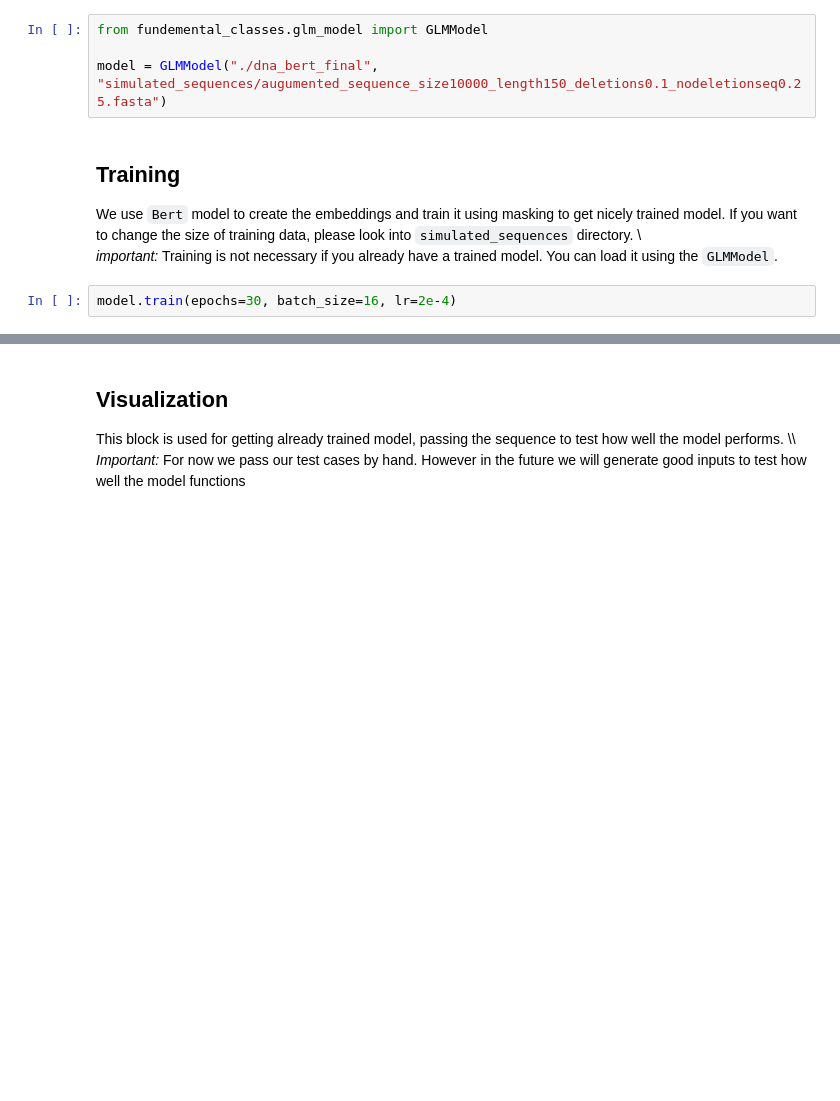
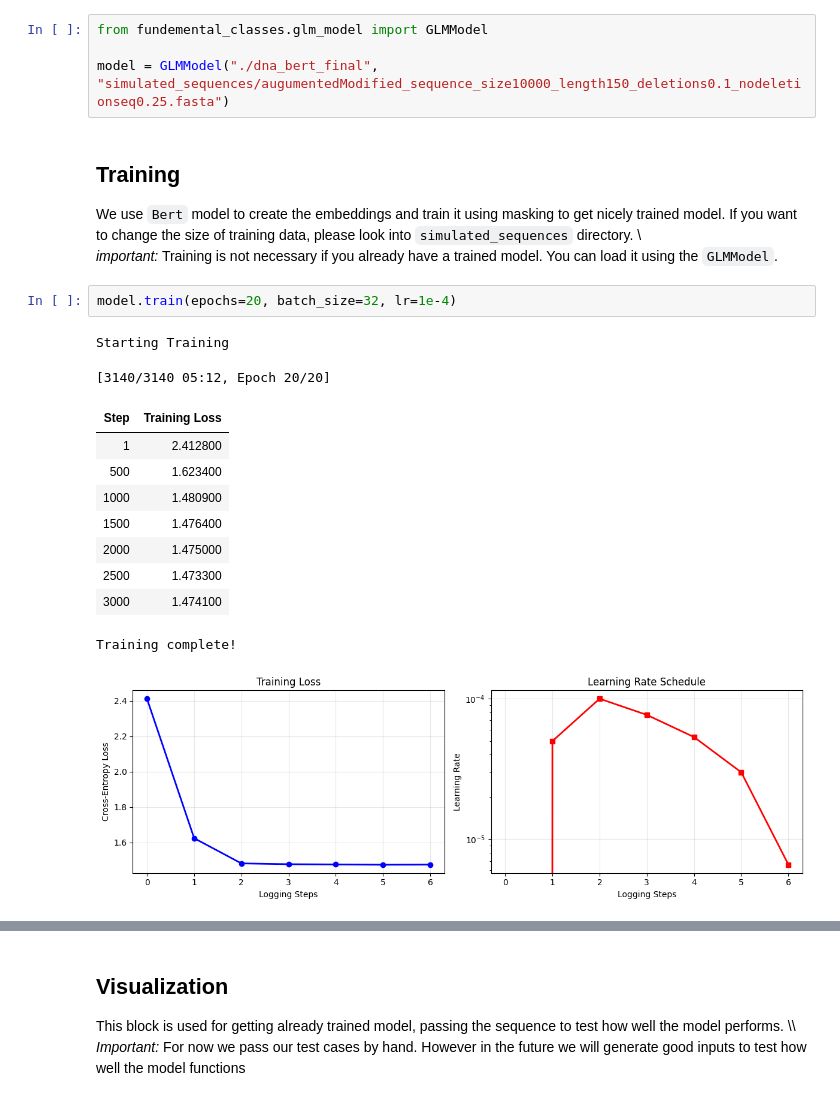
Before and after one commit to giokepa/Sysgen-GLM-for-Indels, a Jupyter notebook: visualize_data.ipynb, the cells around one changed output, grey strips where cells are left out. Drawn from its saved outputs; the diff is of its cells as text; blank space fills up the shorter version.

Commit message:
Added new implementation of probability graph and new model

```diff
--- a/visualize_data.ipynb
+++ b/visualize_data.ipynb
@@ -7,10 +7,23 @@ You can run this block to import necessary classes and functions
 # %%
 from fundemental_classes.glm_model import GLMModel
 
-model = GLMModel("./dna_bert_final", "simulated_sequences/augumented_sequence_size10000_length150_deletions0.1_nodeletionseq0.25.fasta")
+model = GLMModel("./dna_bert_final", "simulated_sequences/augumentedModified_sequence_size10000_length150_deletions0.1_nodeletionseq0.25.fasta")
 # %% [markdown]
 ## Training
 We use `Bert` model to create the embeddings and train it using masking to get nicely trained model. If you want to change the size of training data, please look into `simulated_sequences` directory. \\\
 *important:* Training is not necessary if you already have a trained model. You can load it using the `GLMModel`.
 # %%
-model.train(epochs=30, batch_size=16, lr=2e-4)
+model.train(epochs=20, batch_size=32, lr=1e-4)
+# %% [output]
+Starting Training
+[3140/3140 05:12, Epoch 20/20]
+| Step | Training Loss |
+| 1 | 2.412800 |
+| 500 | 1.623400 |
+| 1000 | 1.480900 |
+| 1500 | 1.476400 |
+| 2000 | 1.475000 |
+| 2500 | 1.473300 |
+| 3000 | 1.474100 |
+Training complete!
+[figure, added]
```
Also changed, not shown: parts of 2 cells of this notebook, 5 other files.
